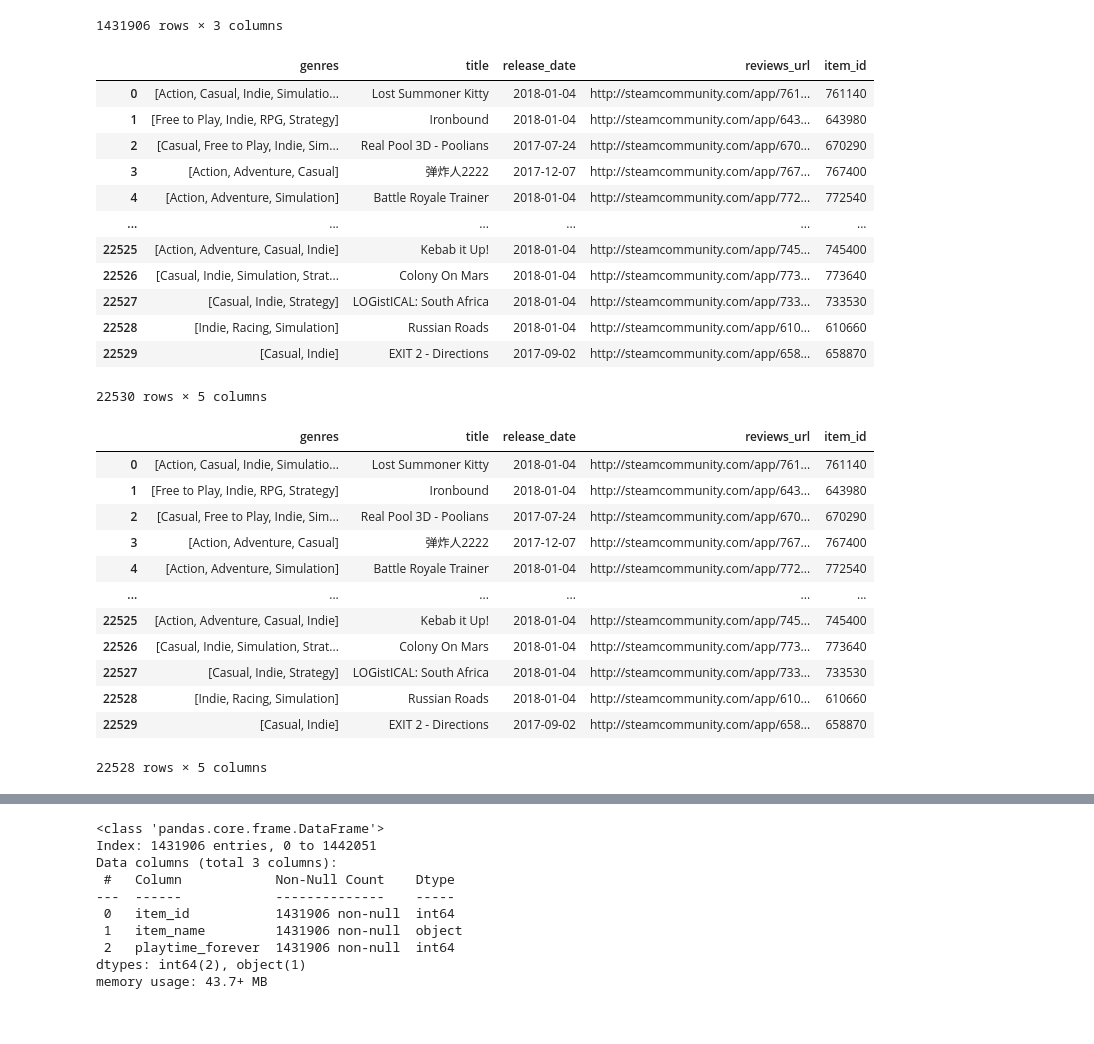
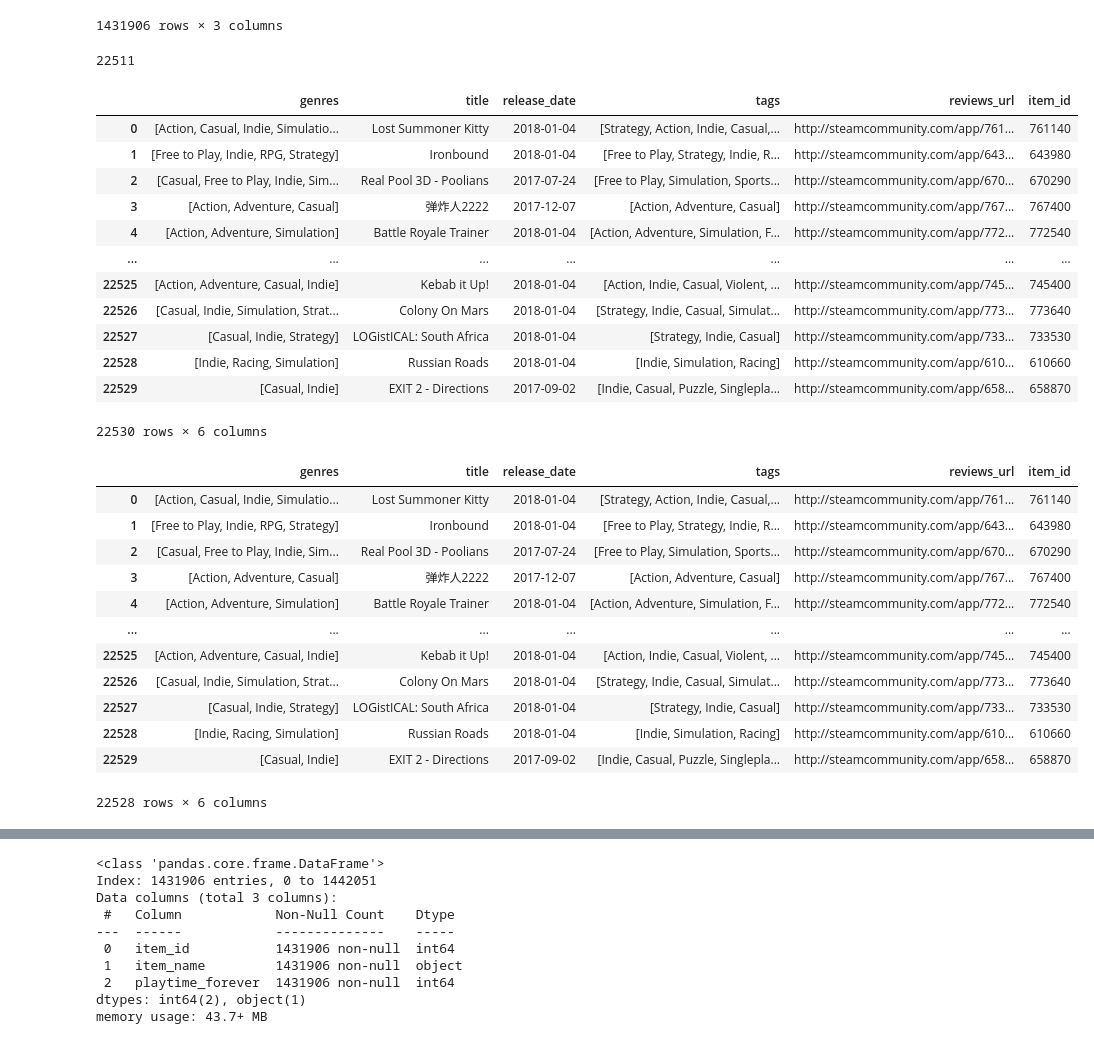
Before and after one commit to ECBOCANEGRA/Proyecto-Steam, a Jupyter notebook: EDA_final.ipynb, the cells around one changed output, grey strips where cells are left out. Cells and saved outputs as stored; diff of their text form; code cells hidden in the pictures.

```diff
--- a/EDA_final.ipynb
+++ b/EDA_final.ipynb
@@ -238,25 +238,30 @@ df_items1
 | 1442050 | 388490 | One Way To Die: Steam Edition | 3 |
 | 1442051 | 521570 | You Have 10 Seconds 2 | 4 |
 1431906 rows × 3 columns
+# %%
+# cantidad de titulos de juegos en el df
+df_games.title.nunique()
+# %% [output]
+22511
 # %%
-# renombramos la columna id para poder hacer merge con df_items1
+# renombramos la columna id para poder hacer merge con df_items1 y eliminamos las columnas que no usaremos
 df_games.rename(columns={'id': 'item_id'}, inplace=True)
-df_games.drop(['index','publisher','app_name','url','tags','specs','early_access','developer'], axis=1, inplace=True)
+df_games.drop(['index','publisher','app_name','url','specs','early_access','developer'], axis=1, inplace=True)
 df_games
 # %% [output]
-|  | genres | title | release_date | reviews_url | item_id |
-| 0 | [Action, Casual, Indie, Simulatio... | Lost Summoner Kitty | 2018-01-04 | http://steamcommunity.com/app/761... | 761140 |
-| 1 | [Free to Play, Indie, RPG, Strategy] | Ironbound | 2018-01-04 | http://steamcommunity.com/app/643... | 643980 |
-| 2 | [Casual, Free to Play, Indie, Sim... | Real Pool 3D - Poolians | 2017-07-24 | http://steamcommunity.com/app/670... | 670290 |
-| 3 | [Action, Adventure, Casual] | 弹炸人2222 | 2017-12-07 | http://steamcommunity.com/app/767... | 767400 |
-| 4 | [Action, Adventure, Simulation] | Battle Royale Trainer | 2018-01-04 | http://steamcommunity.com/app/772... | 772540 |
-| ... | ... | ... | ... | ... | ... |
-| 22525 | [Action, Adventure, Casual, Indie] | Kebab it Up! | 2018-01-04 | http://steamcommunity.com/app/745... | 745400 |
-| 22526 | [Casual, Indie, Simulation, Strat... | Colony On Mars | 2018-01-04 | http://steamcommunity.com/app/773... | 773640 |
-| 22527 | [Casual, Indie, Strategy] | LOGistICAL: South Africa | 2018-01-04 | http://steamcommunity.com/app/733... | 733530 |
-| 22528 | [Indie, Racing, Simulation] | Russian Roads | 2018-01-04 | http://steamcommunity.com/app/610... | 610660 |
-| 22529 | [Casual, Indie] | EXIT 2 - Directions | 2017-09-02 | http://steamcommunity.com/app/658... | 658870 |
+|  | genres | title | release_date | tags | reviews_url | item_id |
+| 0 | [Action, Casual, Indie, Simulatio... | Lost Summoner Kitty | 2018-01-04 | [Strategy, Action, Indie, Casual,... | http://steamcommunity.com/app/761... | 761140 |
+| 1 | [Free to Play, Indie, RPG, Strategy] | Ironbound | 2018-01-04 | [Free to Play, Strategy, Indie, R... | http://steamcommunity.com/app/643... | 643980 |
+| 2 | [Casual, Free to Play, Indie, Sim... | Real Pool 3D - Poolians | 2017-07-24 | [Free to Play, Simulation, Sports... | http://steamcommunity.com/app/670... | 670290 |
+| 3 | [Action, Adventure, Casual] | 弹炸人2222 | 2017-12-07 | [Action, Adventure, Casual] | http://steamcommunity.com/app/767... | 767400 |
+| 4 | [Action, Adventure, Simulation] | Battle Royale Trainer | 2018-01-04 | [Action, Adventure, Simulation, F... | http://steamcommunity.com/app/772... | 772540 |
+| ... | ... | ... | ... | ... | ... | ... |
+| 22525 | [Action, Adventure, Casual, Indie] | Kebab it Up! | 2018-01-04 | [Action, Indie, Casual, Violent, ... | http://steamcommunity.com/app/745... | 745400 |
+| 22526 | [Casual, Indie, Simulation, Strat... | Colony On Mars | 2018-01-04 | [Strategy, Indie, Casual, Simulat... | http://steamcommunity.com/app/773... | 773640 |
+| 22527 | [Casual, Indie, Strategy] | LOGistICAL: South Africa | 2018-01-04 | [Strategy, Indie, Casual] | http://steamcommunity.com/app/733... | 733530 |
+| 22528 | [Indie, Racing, Simulation] | Russian Roads | 2018-01-04 | [Indie, Simulation, Racing] | http://steamcommunity.com/app/610... | 610660 |
+| 22529 | [Casual, Indie] | EXIT 2 - Directions | 2017-09-02 | [Indie, Casual, Puzzle, Singlepla... | http://steamcommunity.com/app/658... | 658870 |
-22530 rows × 5 columns
+22530 rows × 6 columns
 # %%
 # elimino las filas que contienen datos que no nos sirven y que no se pueden cambiar a dt
 df_games.drop(df_games[(df_games['release_date'] == 'SOON™')].index, inplace=True)
@@ -267,19 +272,19 @@ df_games['release_date'] = pd.to_datetime(df_games['release_date'], format ='mix
 # %%
 df_games
 # %% [output]
-|  | genres | title | release_date | reviews_url | item_id |
-| 0 | [Action, Casual, Indie, Simulatio... | Lost Summoner Kitty | 2018-01-04 | http://steamcommunity.com/app/761... | 761140 |
-| 1 | [Free to Play, Indie, RPG, Strategy] | Ironbound | 2018-01-04 | http://steamcommunity.com/app/643... | 643980 |
-| 2 | [Casual, Free to Play, Indie, Sim... | Real Pool 3D - Poolians | 2017-07-24 | http://steamcommunity.com/app/670... | 670290 |
-| 3 | [Action, Adventure, Casual] | 弹炸人2222 | 2017-12-07 | http://steamcommunity.com/app/767... | 767400 |
-| 4 | [Action, Adventure, Simulation] | Battle Royale Trainer | 2018-01-04 | http://steamcommunity.com/app/772... | 772540 |
-| ... | ... | ... | ... | ... | ... |
-| 22525 | [Action, Adventure, Casual, Indie] | Kebab it Up! | 2018-01-04 | http://steamcommunity.com/app/745... | 745400 |
-| 22526 | [Casual, Indie, Simulation, Strat... | Colony On Mars | 2018-01-04 | http://steamcommunity.com/app/773... | 773640 |
-| 22527 | [Casual, Indie, Strategy] | LOGistICAL: South Africa | 2018-01-04 | http://steamcommunity.com/app/733... | 733530 |
-| 22528 | [Indie, Racing, Simulation] | Russian Roads | 2018-01-04 | http://steamcommunity.com/app/610... | 610660 |
-| 22529 | [Casual, Indie] | EXIT 2 - Directions | 2017-09-02 | http://steamcommunity.com/app/658... | 658870 |
+|  | genres | title | release_date | tags | reviews_url | item_id |
+| 0 | [Action, Casual, Indie, Simulatio... | Lost Summoner Kitty | 2018-01-04 | [Strategy, Action, Indie, Casual,... | http://steamcommunity.com/app/761... | 761140 |
+| 1 | [Free to Play, Indie, RPG, Strategy] | Ironbound | 2018-01-04 | [Free to Play, Strategy, Indie, R... | http://steamcommunity.com/app/643... | 643980 |
+| 2 | [Casual, Free to Play, Indie, Sim... | Real Pool 3D - Poolians | 2017-07-24 | [Free to Play, Simulation, Sports... | http://steamcommunity.com/app/670... | 670290 |
+| 3 | [Action, Adventure, Casual] | 弹炸人2222 | 2017-12-07 | [Action, Adventure, Casual] | http://steamcommunity.com/app/767... | 767400 |
+| 4 | [Action, Adventure, Simulation] | Battle Royale Trainer | 2018-01-04 | [Action, Adventure, Simulation, F... | http://steamcommunity.com/app/772... | 772540 |
+| ... | ... | ... | ... | ... | ... | ... |
+| 22525 | [Action, Adventure, Casual, Indie] | Kebab it Up! | 2018-01-04 | [Action, Indie, Casual, Violent, ... | http://steamcommunity.com/app/745... | 745400 |
+| 22526 | [Casual, Indie, Simulation, Strat... | Colony On Mars | 2018-01-04 | [Strategy, Indie, Casual, Simulat... | http://steamcommunity.com/app/773... | 773640 |
+| 22527 | [Casual, Indie, Strategy] | LOGistICAL: South Africa | 2018-01-04 | [Strategy, Indie, Casual] | http://steamcommunity.com/app/733... | 733530 |
+| 22528 | [Indie, Racing, Simulation] | Russian Roads | 2018-01-04 | [Indie, Simulation, Racing] | http://steamcommunity.com/app/610... | 610660 |
+| 22529 | [Casual, Indie] | EXIT 2 - Directions | 2017-09-02 | [Indie, Casual, Puzzle, Singlepla... | http://steamcommunity.com/app/658... | 658870 |
-22528 rows × 5 columns
+22528 rows × 6 columns
 # %%
 # extraemos el año de lanzamiento para ponerlo en una nueva columna
 df_games['release_year'] = df_games['release_date'].dt.year
```
Also changed, not shown: parts of 17 cells of this notebook, 7 other files.
